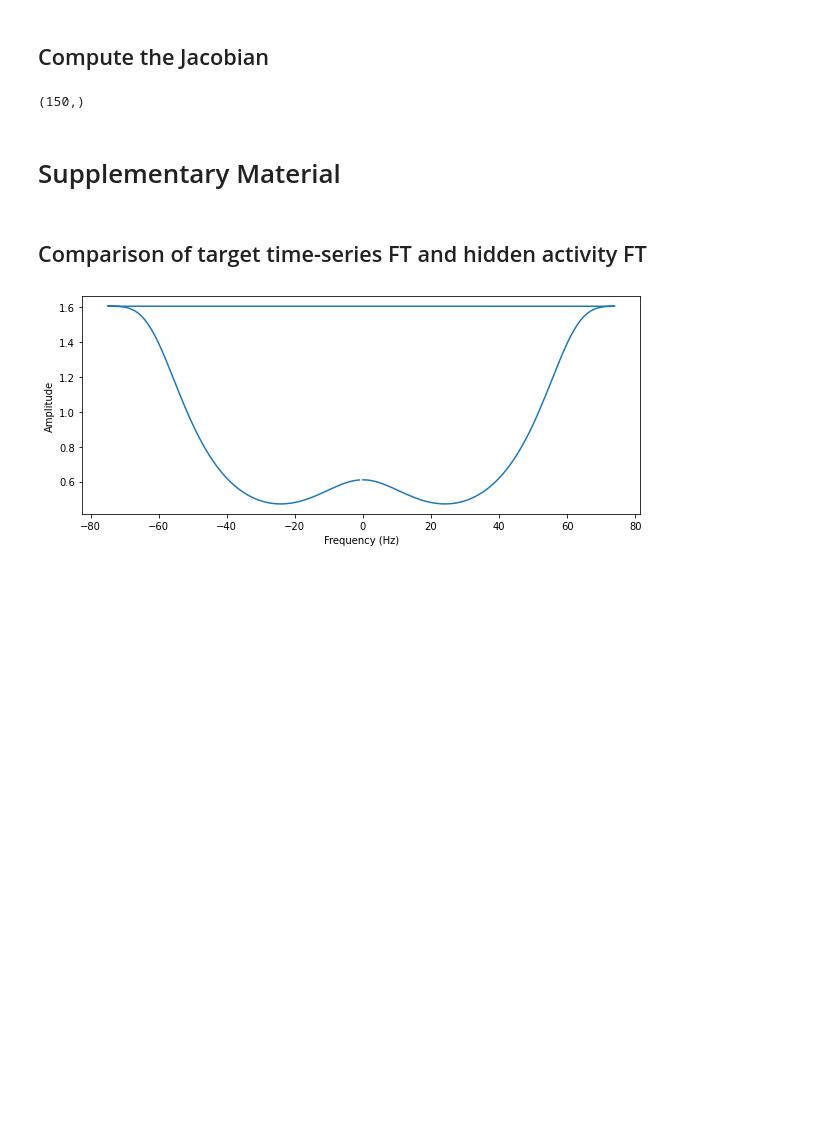
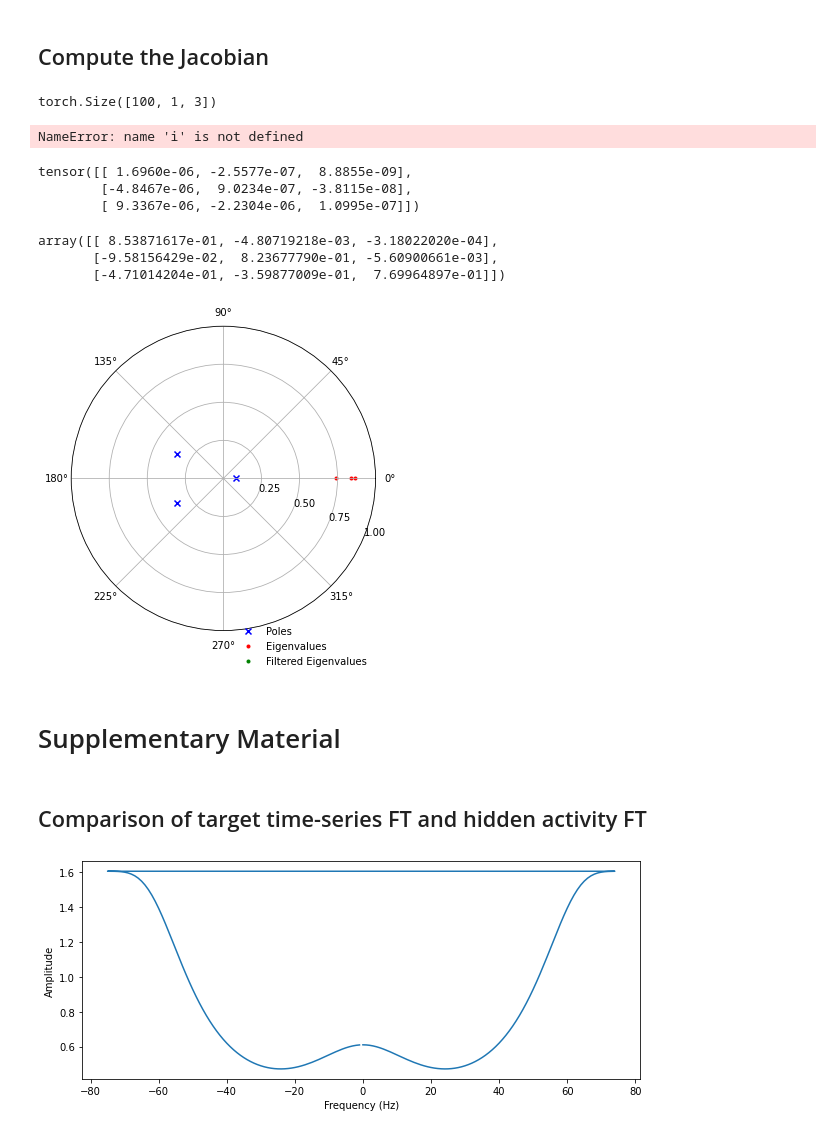
Before and after one commit to mpotta/bptt, a Jupyter notebook: RNNs as Filters/rnns_as_filters_remix.ipynb, the cells around one changed output. Drawn from its saved outputs; the diff is of its cells as text; code cells hidden in the pictures; blank space fills up the shorter version.

Commit message:
Pushed latest changes to Filters remixed

```diff
--- a/RNNs as Filters/rnns_as_filters_remix.ipynb
+++ b/RNNs as Filters/rnns_as_filters_remix.ipynb
@@ -217,7 +219,7 @@ def extract_eigen_values(M):
     imag = [n.imag for n in eW]
     return rea, imag
 
-def polar_plot(real_poles, imag_poles, realW_bptt, realW_filter, imagW_filter):
+def polar_plot(real_poles, imag_poles, realW_bptt, imagW_bptt, realW_filter=[], imagW_filter=[]):
     fig = plt.figure(figsize=(12,12))
 
     theta, r = [], []
@@ -376,19 +379,44 @@ plot_time_series(test_out[wash_out:,index_to_plot,0].detach().numpy(), pred[wash
 # %% [markdown]
 ## Compute the Jacobian
-# %%
-def filter(x):
-    return np.tanh(signal.lfilter(b, a, x))
-
-test_inp_select = test_inp[:,0,0].detach().numpy()
-test_inp_select.shape
-# %% [output]
-(150,)
 # %%
+def filter(x):
+    return np.tanh(signal.lfilter(b, a, x))
+
 # Long-term Jacobian for the all-pole filter
 jac_filter = torch.zeros(N, N)
 
-for i in range(len(test_inp_select)):
-    jac_filter_0 = torch.autograd.functional.jacobian(filter, test_inp_select[i:i+1])
+# for i in range(len(test_inp_select)):
+#     jac_filter_0 = torch.autograd.functional.jacobian(filter, test_inp_select[i:i+1])
+# %%
+_, rnn_state = net_trained(test_inp[0:wash_out,0:1,:])
+_, rnn_state = net_trained(test_inp[wash_out:,0:1,:])
+rnn_state.shape
+# %% [output]
+torch.Size([100, 1, 3])
+# %%
+def jacobian(h):
+    """Compute the Jacobian of an RNN state vector h(t+1) with respect to h(t) for each t.
+
+    :param h: shape [T, N]; output from an RNN
+    :return: tensor of Jacobian matrices of shape [T-1, N, N]
+    """
+    T, _, N = h.shape
+    J = []
+    for t in range(T-1):
+        J_t = []
+        for n in range(N):
+            output = torch.zeros(hidden_size)
+            output[i] = 1.
+            J_t.append(torch.autograd.grad(h[t+1,:,n], h[t])[0])
+            # J_t.append(torch.autograd.grad(h[t+1], h[t,:,n], allow_unused=True, retain_graph=True, grad_outputs=output)[0])
+        J_t = torch.stack(J_t)  # [N, N]
+        J.append(J_t)
+    J = torch.stack(J)  # [T-1, N, N]
+    return J
+
+jacobian(rnn_state)
+# %% [output]
+NameError: name 'i' is not defined
 # %%
 # for i in range(hidden_size):
 #     jac_bptt[:,i] = torch.autograd.grad(net.rnn.recurrence(input_step, rnn_output), input_step, grad_outputs=None, retain_graph=True)[0]
@@ -404,30 +432,46 @@ jac_bptt_product = torch.eye(hidden_size, hidden_size)
 _, rnn_state = net_trained(test_inp[0:wash_out,0:1,:])
 rnn_state = rnn_state[-1]
 
-for input in test_inp[wash_out:,0:1,:]:
+len = 10
+for input in test_inp[wash_out:wash_out+len,0:1,:]:
     jac_bptt_step = torch.zeros(hidden_size, hidden_size)
-    func = net.rnn.recurrence(input, rnn_state)[0,:]
+    func = net.rnn.recurrence(input, rnn_state)
     for i in range(hidden_size):
         output = torch.zeros(hidden_size)
         output[i] = 1.
-        jac_bptt_step[:,i] = torch.autograd.grad(func, rnn_state, grad_outputs=output, retain_graph=True)[0]
+        jac_bptt_step[:,i] = torch.autograd.grad(func[0,:], rnn_state, grad_outputs=output, retain_graph=True)[0]
     rnn_state = func
 
     jac_bptt_step = jac_bptt_step.detach().numpy().T
     jac_bptt_t.append(jac_bptt_step)
     jac_bptt_product = np.matmul(jac_bptt_product, jac_bptt_step)
+# %%
+jac_bptt_product
+# %% [output]
+tensor([[ 1.6960e-06, -2.5577e-07,  8.8855e-09],
+        [-4.8467e-06,  9.0234e-07, -3.8115e-08],
+        [ 9.3367e-06, -2.2304e-06,  1.0995e-07]])
 # %%
 from scipy.linalg import fractional_matrix_power
 
-jac_bptt = fractional_matrix_power(jac_bptt_product, 1/test_inp[wash_out:,0:1,:].shape[0])
+jac_bptt = fractional_matrix_power(jac_bptt_product, 1/test_inp[wash_out+len:,0:1,:].shape[0])
+# %%
+jac_bptt
+# %% [output]
+array([[ 8.53871617e-01, -4.80719218e-03, -3.18022020e-04],
+       [-9.58156429e-02,  8.23677790e-01, -5.60900661e-03],
+       [-4.71014204e-01, -3.59877009e-01,  7.69964897e-01]])
 # %%
 # Compare the salient eigenvalues
 
 real_poles, imag_poles = [x.real for x in p], [x.imag for x in p]
-realW_filter, imagW_filter = extract_eigen_values(jac_filter)
+# realW_filter, imagW_filter = extract_eigen_values(jac_filter)
 realW_bptt, imagW_bptt = extract_eigen_values(jac_bptt)
 
-polar_plot(real_poles, imag_poles, realW_bptt, imagW_bptt, realW_filter, imagW_filter)
+polar_plot(real_poles, imag_poles, realW_bptt, imagW_bptt)
+# polar_plot(real_poles, imag_poles, realW_bptt, imagW_bptt, realW_filter, imagW_filter)
+# %% [output]
+[figure, added]
 # %% [markdown]
 # Supplementary Material
 # %% [markdown]
```
Also changed, not shown: parts of 7 cells of this notebook.
